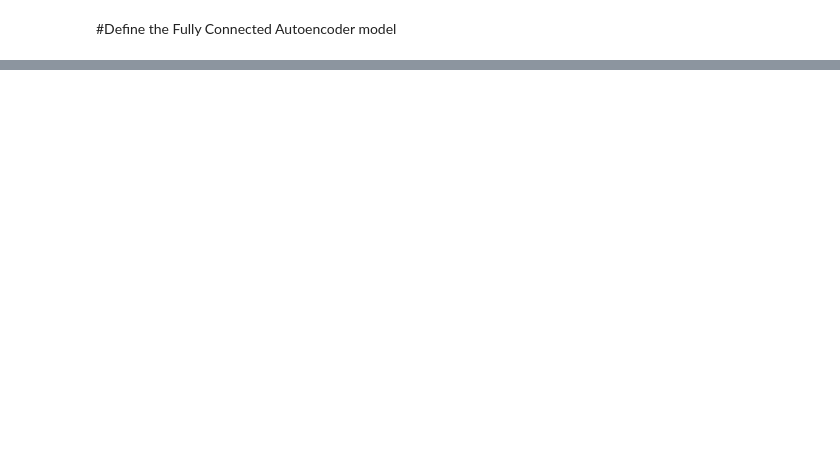
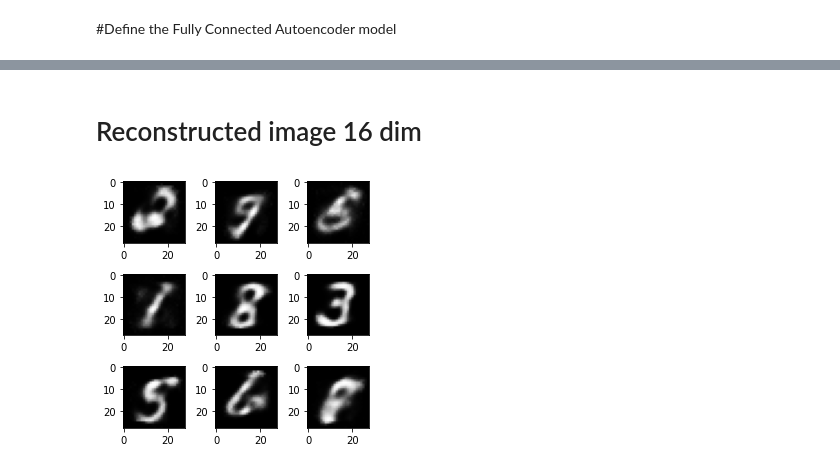
Before and after one commit to Fiquee/NeuralComputing, a Jupyter notebook: 09_Autoencoder_2021_22.ipynb, the cells around one changed output, grey strips where cells are left out. Saved outputs shown, nothing was run; the diff lists cells and outputs as text; code cells hidden in the pictures; blank space fills up the shorter version.

```diff
--- a/09_Autoencoder_2021_22.ipynb
+++ b/09_Autoencoder_2021_22.ipynb
@@ -83,6 +82,8 @@ def trainingAutoencoder(data_loader,model,epochSize):
 
   model.train()
   optimizer = optim.Adam(model.parameters(), lr=1e-3)
+
+  losses = []
 
   # training loop
   for epoch in range(epochSize):
@@ -100,9 +101,11 @@ def trainingAutoencoder(data_loader,model,epochSize):
           loss.backward()
           optimizer.step()
 
+          losses.append(loss.item())
+
           trainloader.set_postfix(loss=np.mean(losses), epoch=epoch)
 
   return outputs
 
-model =  Autoencoder(784,32)
+model =  Autoencoder(784,8)
 decoded_output = trainingAutoencoder(train_loader,model,10)
@@ -120,0 +146,11 @@ decoded_output = trainingAutoencoder(train_loader,model,10)
+# %%
+def display_decoded(decoded_output):
+    plt.figure(figsize=(4,4))
+    with torch.no_grad():
+        for i in range(9):
+            images = decoded_output[-9 + i].numpy()
+            images = images.reshape(28,28)
+            plt.subplot(3,3,i+1)
+            plt.imshow(images,cmap=plt.get_cmap('gray'))
+
+        plt.tight_layout()
@@ -122,0 +163,6 @@ decoded_output = trainingAutoencoder(train_loader,model,10)
+# %% [markdown]
+# Reconstructed image 16 dim
+# %%
+display_decoded(decoded_output)
+# %% [output]
+[figure, added]
```
Also changed, not shown: parts of 16 cells of this notebook, 9 other files.
